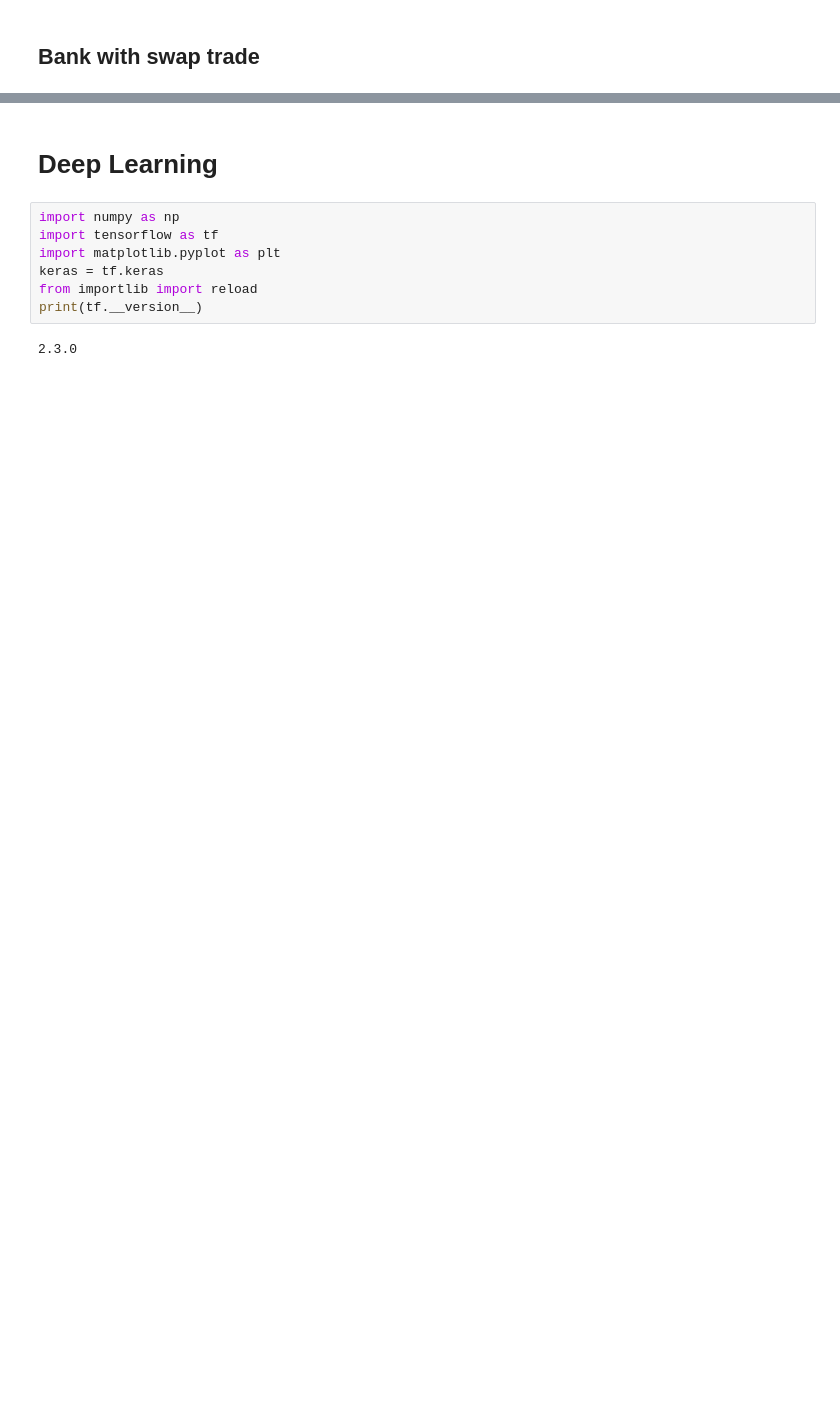
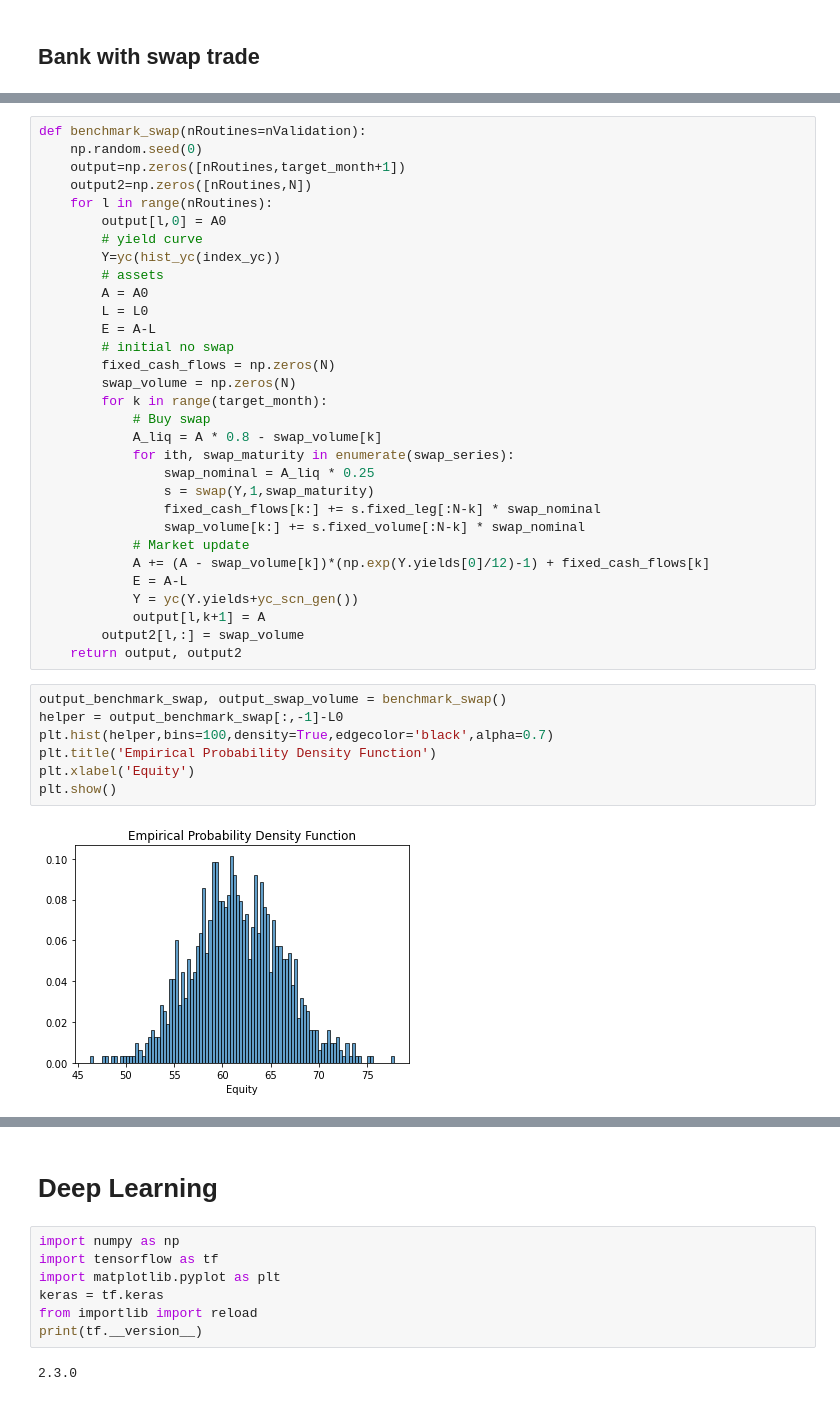
Before and after one commit to alexarntzen/deep-swap-optimization, a Jupyter notebook: DeepAssetManagement_HSY.ipynb, the cells around one changed output, grey strips where cells are left out. Cells and saved outputs as stored; diff of their text form; blank space fills up the shorter version.

```diff
--- a/DeepAssetManagement_HSY.ipynb
+++ b/DeepAssetManagement_HSY.ipynb
@@ -239,0 +283,40 @@ def benchmark_swap(nRoutines=nValidation):
+# %%
+def benchmark_swap(nRoutines=nValidation):
+    np.random.seed(0)
+    output=np.zeros([nRoutines,target_month+1])
+    output2=np.zeros([nRoutines,N])
+    for l in range(nRoutines):
+        output[l,0] = A0
+        # yield curve
+        Y=yc(hist_yc(index_yc))
+        # assets
+        A = A0
+        L = L0
+        E = A-L
+        # initial no swap
+        fixed_cash_flows = np.zeros(N)
+        swap_volume = np.zeros(N)
+        for k in range(target_month):
+            # Buy swap
+            A_liq = A * 0.8 - swap_volume[k]
+            for ith, swap_maturity in enumerate(swap_series):
+                swap_nominal = A_liq * 0.25
+                s = swap(Y,1,swap_maturity)
+                fixed_cash_flows[k:] += s.fixed_leg[:N-k] * swap_nominal
+                swap_volume[k:] += s.fixed_volume[:N-k] * swap_nominal
+            # Market update
+            A += (A - swap_volume[k])*(np.exp(Y.yields[0]/12)-1) + fixed_cash_flows[k]
+            E = A-L
+            Y = yc(Y.yields+yc_scn_gen())
+            output[l,k+1] = A
+        output2[l,:] = swap_volume
+    return output, output2
+# %%
+output_benchmark_swap, output_swap_volume = benchmark_swap()
+helper = output_benchmark_swap[:,-1]-L0
+plt.hist(helper,bins=100,density=True,edgecolor='black',alpha=0.7)
+plt.title('Empirical Probability Density Function')
+plt.xlabel('Equity')
+plt.show()
+# %% [output]
+[figure, added]
```
Also changed, not shown: parts of 21 cells of this notebook.
